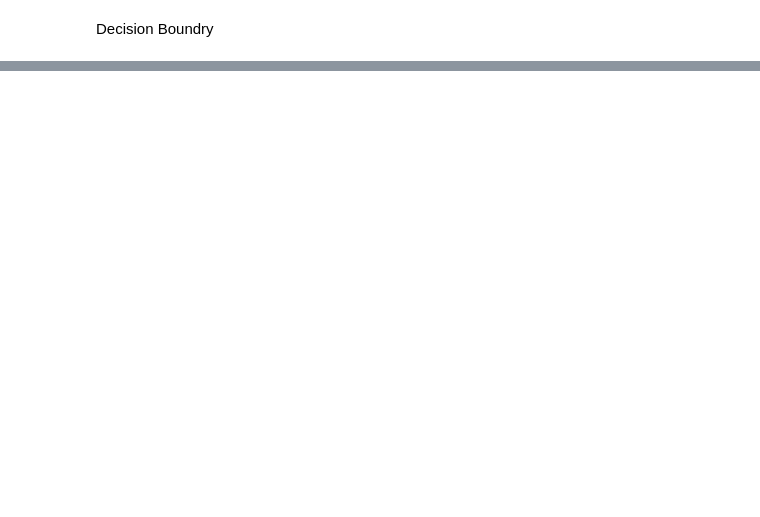
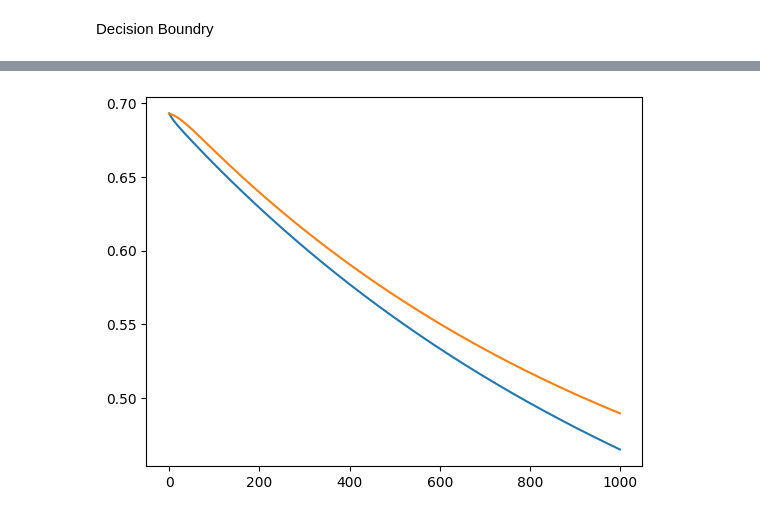
Before and after one commit to Munkheredene/ml-data, a Jupyter notebook: ml_tasks/ml_task_sprint2_logistic_regression.ipynb, the cells around one changed output, grey strips where cells are left out. Saved outputs shown, nothing was run; the diff lists cells and outputs as text; code cells hidden in the pictures; blank space fills up the shorter version.

Commit message:
add ml_tasks_2logistic

```diff
--- a/ml_tasks/ml_task_sprint2_logistic_regression.ipynb
+++ b/ml_tasks/ml_task_sprint2_logistic_regression.ipynb
@@ -143,2 +143,9 @@ plt.show()
 # %% [markdown]
 Decision Boundry
+# %%
+X = iris.data[:100,:2]
+y = iris.target[:100]
+(X_train, X_test, y_train, y_test) = train_test_split(X, y, test_size=0.2)
+
+slr = ScratchLogisticRegression(num_iter=5000, lr=0.001, no_bias=True,verbose=False, lam = 0.5)
+slr.fit(X_train, y_train, X_test, y_test)
@@ -144,0 +174,6 @@ Decision Boundry
+# %%
+plt.plot(slr.loss)
+plt.plot(slr.val_loss)
+plt.show()
+# %% [output]
+[figure, added]
```
Also changed, not shown: parts of 5 cells of this notebook.
